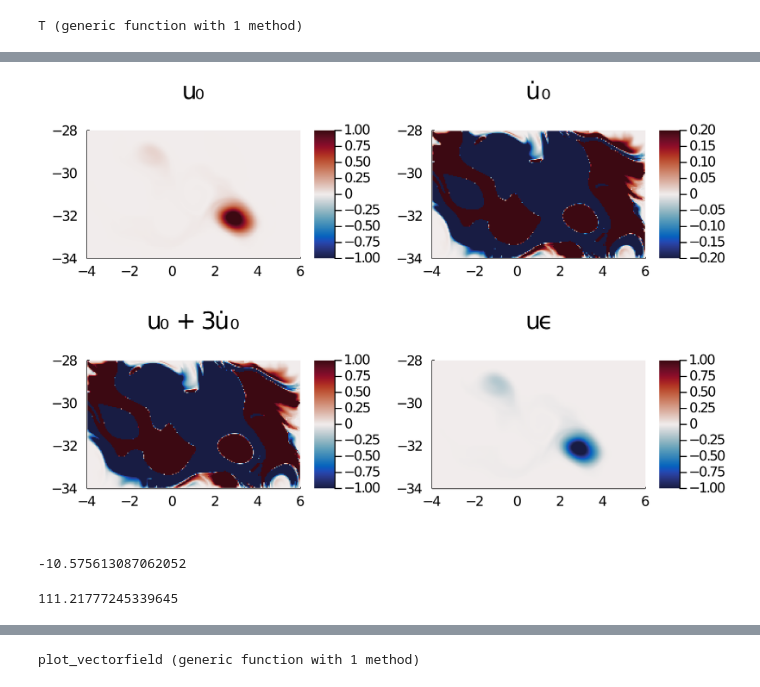
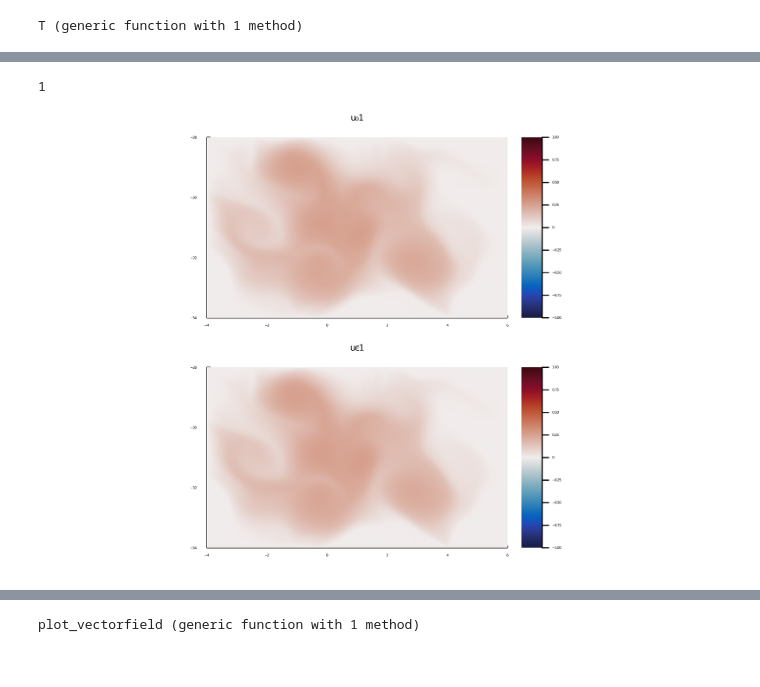
Before and after one commit to MaHermann/CoherentStructures.jl, a Jupyter notebook: notebooks/Ocean Wind/ocean_wind_LR_CG.ipynb, the cells around one changed output, grey strips where cells are left out. Cells and saved outputs as stored; diff of their text form; code cells hidden in the pictures.

```diff
--- a/notebooks/Ocean Wind/ocean_wind_LR_CG.ipynb
+++ b/notebooks/Ocean Wind/ocean_wind_LR_CG.ipynb
@@ -170,0 +111,8 @@ Plots.plot(unaveraged,averaged, fmt=:png, dpi=500)
+# %%
+nev = 4
+u₀ = u₀[:,1:nev]
+λ₀ = λ₀[1:nev]
+uϵ = uϵ[:,1:nev]
+λϵ = λϵ[1:nev]
+#u_dot = u_dot[:,1:nev]
+#λ_dot = λ_dot[1:nev];
@@ -170,0 +129,9 @@ Plots.plot(unaveraged,averaged, fmt=:png, dpi=500)
+# %%
+color =    :balance
+xticks =   -4:2:6
+yticks =   -34:2:-28
+colorbar = :left
+cmins =     [-1, -1, -1, -1, -1, -1, -1, -1, -1, -1, -1, -1, -1, -1]
+cmaxs =     -cmins
+cmins_lr =  [-10, -10, -10, -10, -10, -10, -10, -10,-10, -10, -10, -10]
+cmaxs_lr =  -cmins_lr;
@@ -171,44 +158,23 @@ Plots.plot(unaveraged,averaged, fmt=:png, dpi=500)
+# %%
+#limit ourse'lves to one ev for plotting etc.
+ev = 1
+# %% [output]
+1
 # %%
-color =    :balance
-xticks =   -4:2:6
-yticks =   -34:2:-28
-colorbar = :left
-cmin =     -1
-cmax =     1
-cmin_lr =  -0.2
-cmax_lr =  0.2
-#unfortunately there is no option for colorbar ticks
-
-
-original      = plot_u(ctx, u₀,           lon_resolution, lat_resolution, title="u₀", bdata=bdata,
-                colorbar=colorbar, color=color, clims=(cmin,cmax), xticks=xticks, yticks=yticks)
-derivative    = plot_u(ctx, u_dot,       lon_resolution, lat_resolution, title="u̇ ₀", bdata=bdata,
-                colorbar=colorbar, color=color, clims=(cmin_lr,cmax_lr), xticks=xticks, yticks=yticks)
-extrapolated  = plot_u(ctx, u₀ + ϵ*u_dot, lon_resolution, lat_resolution, title="u₀ + $(ϵ)u̇ ₀", bdata=bdata,
-                colorbar=colorbar, color=color, clims=(cmin,cmax), xticks=xticks, yticks=yticks)
-exact         = plot_u(ctx, uϵ,          lon_resolution, lat_resolution, title="uϵ", bdata=bdata,
-                colorbar=colorbar, color=color, clims=(cmin,cmax), xticks=xticks, yticks=yticks)
-Plots.plot(original,derivative,extrapolated,exact, fmt=:png, dpi=500)
+plots = []
+push!(plots,plot_u(ctx, u₀[:,ev],  lon_resolution, lat_resolution, bdata=bdata,
+        title="u₀"*string(ev),
+            colorbar=colorbar, color=color, clims=(cmins[ev],cmaxs[ev]), xticks=xticks, yticks=yticks))
+#push!(plots,plot_u(ctx, u_dot[:,ev],  lon_resolution, lat_resolution, bdata=bdata,
+#        title="̇u₀"*string(ev),
+#    colorbar=colorbar, color=color, clims=(cmins_lr[ev],cmaxs_lr[ev]), xticks=xticks, yticks=yticks))
+#push!(plots,plot_u(ctx, u₀[:,ev] + ϵ*u_dot[:,ev],  lon_resolution, lat_resolution, bdata=bdata,
+#        title="u₀"*string(ev)*" + $(ϵ)u̇ ₀"*string(ev),
+#colorbar=colorbar, color=color, clims=(cmins[ev],cmaxs[ev]), xticks=xticks, yticks=yticks))
+push!(plots,plot_u(ctx, uϵ[:,ev],  lon_resolution, lat_resolution, bdata=bdata,
+        title="uϵ"*string(ev),
+        colorbar=colorbar, color=color, clims=(cmins[ev],cmaxs[ev]), xticks=xticks, yticks=yticks))
+Plots.plot(plots..., fmt=:png, dpi=500,layout=grid(2,1),
+            xtickfontsize=2,ytickfontsize=2,xguidefontsize=2,yguidefontsize=2,legendfontsize=5,titlefontsize=5)
 # %% [output]
-[figure, old version]
+[figure, new version]
-# %%
-# calculate the exact uminusϵ
-DTminusϵ(x) = linearized_flow_autodiff(y -> T(y,-ϵ) , x)
-Aminusϵ(x) = 0.5*(one(Tensor{2,2}) + dott(inv(DTminusϵ(x))))
-Kminusϵ = assembleStiffnessMatrix(ctx, Aminusϵ, bdata=bdata)
-λminusϵ, uminusϵ = eigs(Kminusϵ, M, which=:SM)
-@assert all(imag.(uminusϵ) .== 0)
-@assert all(imag.(λminusϵ) .== 0)
-uminusϵ = real.(uminusϵ[:,selected_ev])
-λminusϵ = real.(λminusϵ[selected_ev])
-uminusϵ = uminusϵ ./ sqrt(uminusϵ'*M*uminusϵ)
-#if uminusϵ[Int(floor(0.75*lat_resolution*lon_resolution+0.75*lon_resolution))]<0
-#    uminusϵ = -uminusϵ
-#end
-λminusϵ
-# %% [output]
--10.575613087062052
-# %%
-λ₀ - ϵ*λ_dot
-# %% [output]
-111.21777245339645
```
Also changed, not shown: parts of 56 cells of this notebook, 18 other files.
